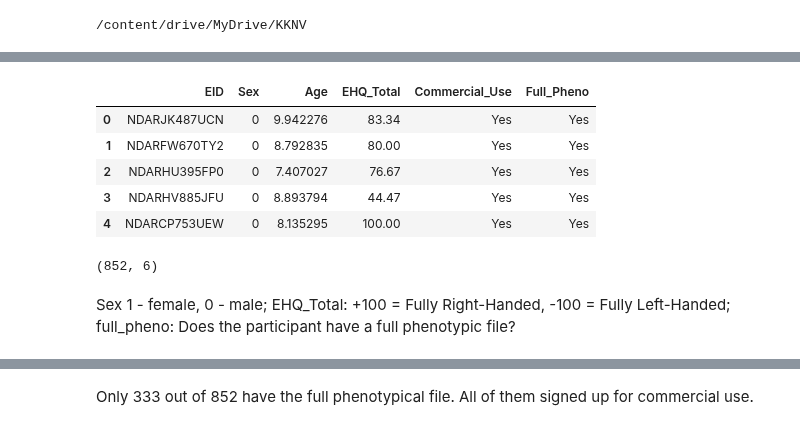
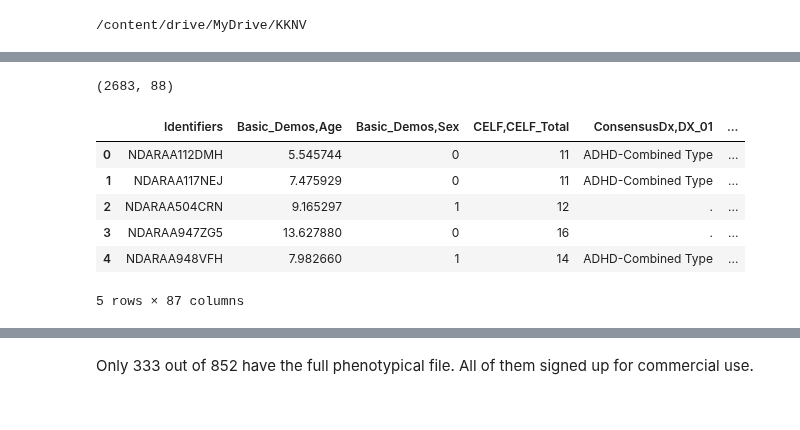
Before and after one commit to cristinarainich/Child-Mind-Institute-Project, a Jupyter notebook: Pheno_data.ipynb, the cells around one changed output, grey strips where cells are left out. Cells and saved outputs as stored; diff of their text form; code cells hidden in the pictures.

```diff
--- a/Pheno_data.ipynb
+++ b/Pheno_data.ipynb
@@ -34,15 +280,25 @@ xx = pd.read_csv(
+# %%
+data_pheno = data_pheno[data_pheno['EHQ,EHQ_Total'] >= 40]
+# %%
+data_pheno.shape
+# %% [output]
+(2683, 88)
+# %%
+# work on Age column
+data_pheno['Basic_Demos,Age'] = data_pheno['Basic_Demos,Age'].astype(float)
+# %%
+# work on Sex column
+data_pheno['Basic_Demos,Sex'] = data_pheno['Basic_Demos,Sex'].astype(int)
+# %%
+# work on Site column
+data_pheno.drop(['Basic_Demos,Site'], axis=1, inplace=True)
 # %%
-xx.head()
+data_pheno.head()
 # %% [output]
-|  | EID | Sex | Age | EHQ_Total | Commercial_Use | Full_Pheno |
-| 0 | NDARJK487UCN | 0 | 9.942276 | 83.34 | Yes | Yes |
-| 1 | NDARFW670TY2 | 0 | 8.792835 | 80.00 | Yes | Yes |
-| 2 | NDARHU395FP0 | 0 | 7.407027 | 76.67 | Yes | Yes |
-| 3 | NDARHV885JFU | 0 | 8.893794 | 44.47 | Yes | Yes |
-| 4 | NDARCP753UEW | 0 | 8.135295 | 100.00 | Yes | Yes |
+|  | Identifiers | Basic_Demos,Age | Basic_Demos,Sex | CELF,CELF_Total | ConsensusDx,DX_01 | ... |
+| 0 | NDARAA112DMH | 5.545744 | 0 | 11 | ADHD-Combined Type | ... |
+| 1 | NDARAA117NEJ | 7.475929 | 0 | 11 | ADHD-Combined Type | ... |
+| 2 | NDARAA504CRN | 9.165297 | 1 | 12 | . | ... |
+| 3 | NDARAA947ZG5 | 13.627880 | 0 | 16 | . | ... |
+| 4 | NDARAA948VFH | 7.982660 | 1 | 14 | ADHD-Combined Type | ... |
+5 rows × 87 columns
-# %%
-xx.shape
-# %% [output]
-(852, 6)
-# %% [markdown]
-Sex 1 - female, 0 - male; EHQ_Total: +100 = Fully Right-Handed, -100 = Fully Left-Handed; full_pheno: Does the participant have a full phenotypic file?
```
Also changed, not shown: parts of 51 cells of this notebook.
